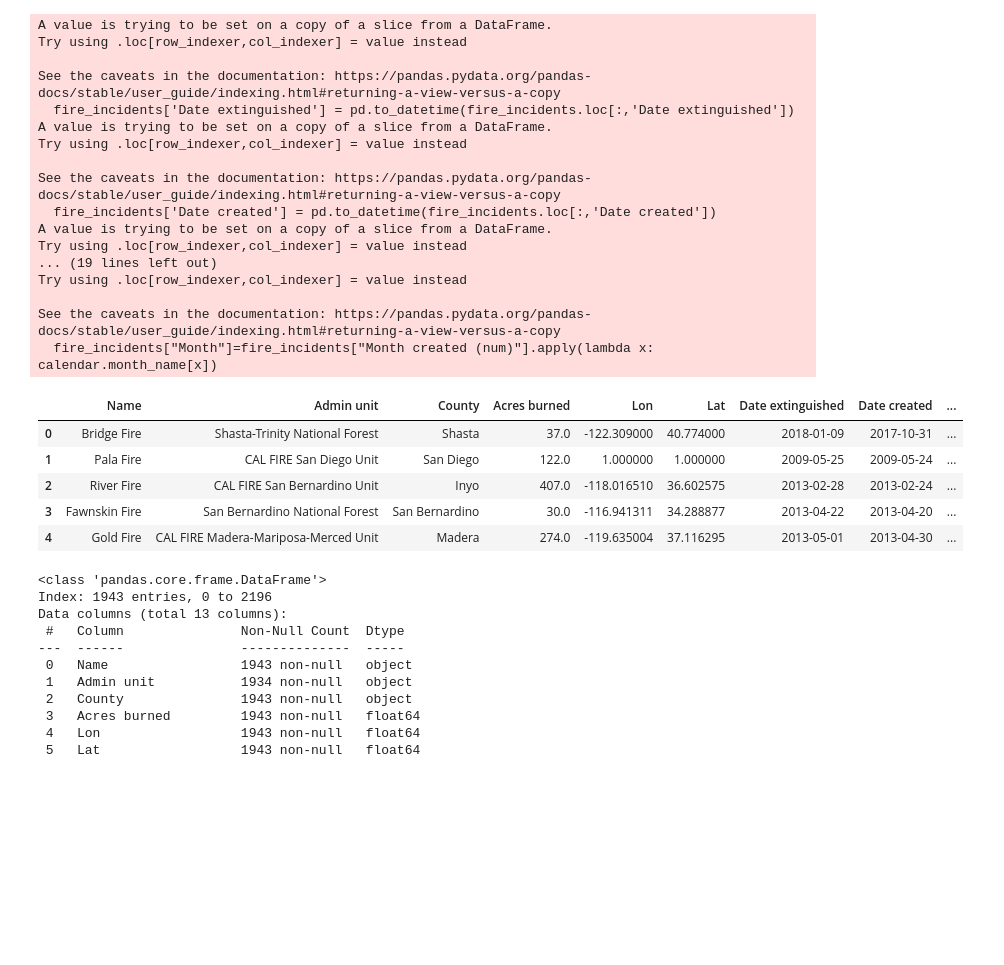
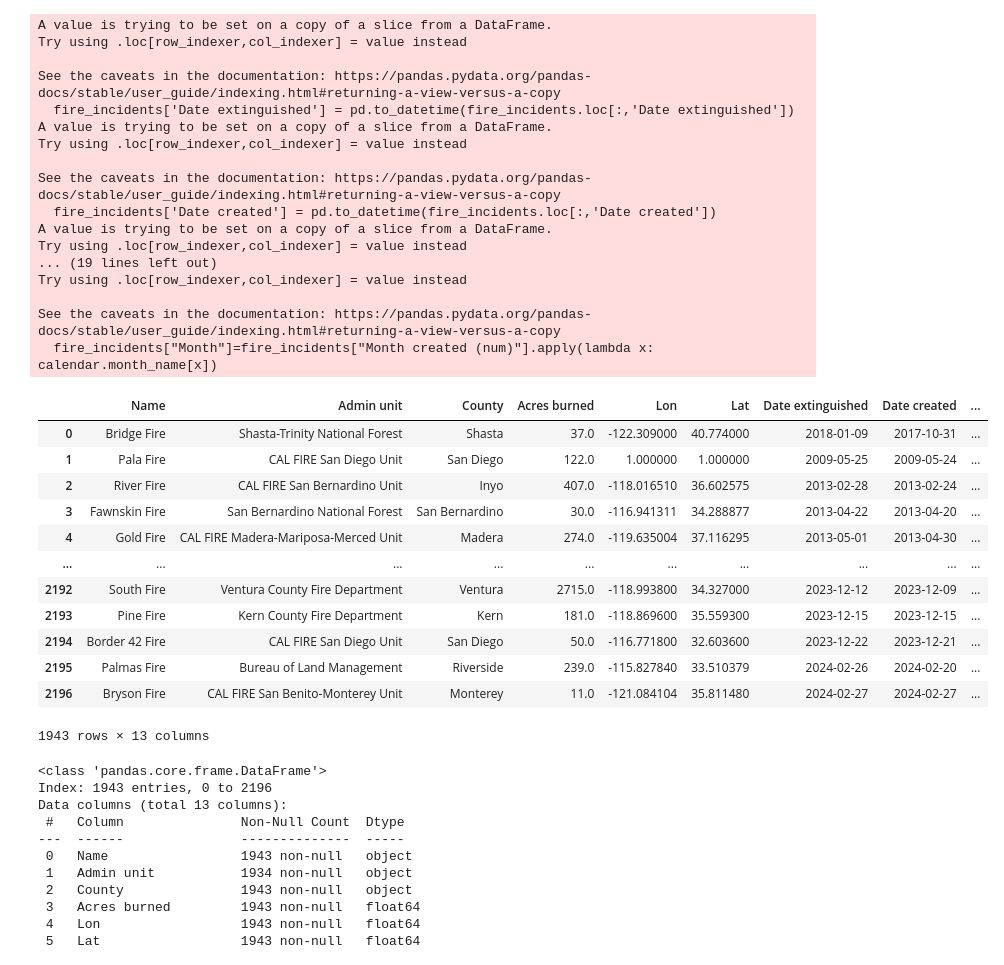
Before and after one commit to Alvin-Son/california_fire_analysis, a Jupyter notebook: fire_collection_&_cleaning.ipynb, the cells around one changed output. Saved outputs shown, nothing was run; the diff lists cells and outputs as text; code cells hidden in the pictures; blank space fills up the shorter version.

```diff
--- a/fire_collection_&_cleaning.ipynb
+++ b/fire_collection_&_cleaning.ipynb
@@ -70,34 +80,41 @@ fire_incidents["Year"]=fire_incidents.loc[:,"Date created"].dt.year
 #add months column by name (& number?) do not need extinguished only created
 fire_incidents["Month created (num)"]=fire_incidents["Date created"].dt.month
 fire_incidents["Month"]=fire_incidents["Month created (num)"].apply(lambda x: calendar.month_name[x])
 
 ##***INVESTIGATE HOW TO GET RID OF WARNINGS
 
-fire_incidents.head()
+fire_incidents
 # %% [output]
 A value is trying to be set on a copy of a slice from a DataFrame.
 Try using .loc[row_indexer,col_indexer] = value instead
 
 See the caveats in the documentation: https://pandas.pydata.org/pandas-docs/stable/user_guide/indexing.html#returning-a-view-versus-a-copy
   fire_incidents['Date extinguished'] = pd.to_datetime(fire_incidents.loc[:,'Date extinguished'])
 A value is trying to be set on a copy of a slice from a DataFrame.
 Try using .loc[row_indexer,col_indexer] = value instead
 
 See the caveats in the documentation: https://pandas.pydata.org/pandas-docs/stable/user_guide/indexing.html#returning-a-view-versus-a-copy
   fire_incidents['Date created'] = pd.to_datetime(fire_incidents.loc[:,'Date created'])
 A value is trying to be set on a copy of a slice from a DataFrame.
 Try using .loc[row_indexer,col_indexer] = value instead
 ... (19 lines left out)
 Try using .loc[row_indexer,col_indexer] = value instead
 
 See the caveats in the documentation: https://pandas.pydata.org/pandas-docs/stable/user_guide/indexing.html#returning-a-view-versus-a-copy
   fire_incidents["Month"]=fire_incidents["Month created (num)"].apply(lambda x: calendar.month_name[x])
 |  | Name | Admin unit | County | Acres burned | Lon | Lat | Date extinguished | Date created | ... |
 | 0 | Bridge Fire | Shasta-Trinity National Forest | Shasta | 37.0 | -122.309000 | 40.774000 | 2018-01-09 | 2017-10-31 | ... |
 | 1 | Pala Fire | CAL FIRE San Diego Unit | San Diego | 122.0 | 1.000000 | 1.000000 | 2009-05-25 | 2009-05-24 | ... |
 | 2 | River Fire | CAL FIRE San Bernardino Unit | Inyo | 407.0 | -118.016510 | 36.602575 | 2013-02-28 | 2013-02-24 | ... |
 | 3 | Fawnskin Fire | San Bernardino National Forest | San Bernardino | 30.0 | -116.941311 | 34.288877 | 2013-04-22 | 2013-04-20 | ... |
 | 4 | Gold Fire | CAL FIRE Madera-Mariposa-Merced Unit | Madera | 274.0 | -119.635004 | 37.116295 | 2013-05-01 | 2013-04-30 | ... |
+| ... | ... | ... | ... | ... | ... | ... | ... | ... | ... |
+| 2192 | South Fire | Ventura County Fire Department | Ventura | 2715.0 | -118.993800 | 34.327000 | 2023-12-12 | 2023-12-09 | ... |
+| 2193 | Pine Fire | Kern County Fire Department | Kern | 181.0 | -118.869600 | 35.559300 | 2023-12-15 | 2023-12-15 | ... |
+| 2194 | Border 42 Fire | CAL FIRE San Diego Unit | San Diego | 50.0 | -116.771800 | 32.603600 | 2023-12-22 | 2023-12-21 | ... |
+| 2195 | Palmas Fire | Bureau of Land Management | Riverside | 239.0 | -115.827840 | 33.510379 | 2024-02-26 | 2024-02-20 | ... |
+| 2196 | Bryson Fire | CAL FIRE San Benito-Monterey Unit | Monterey | 11.0 | -121.084104 | 35.811480 | 2024-02-27 | 2024-02-27 | ... |
+1943 rows × 13 columns
 # %%
 fire_incidents.info()
 # %% [output]
```
Also changed, not shown: parts of 5 cells of this notebook, 14 other files.
